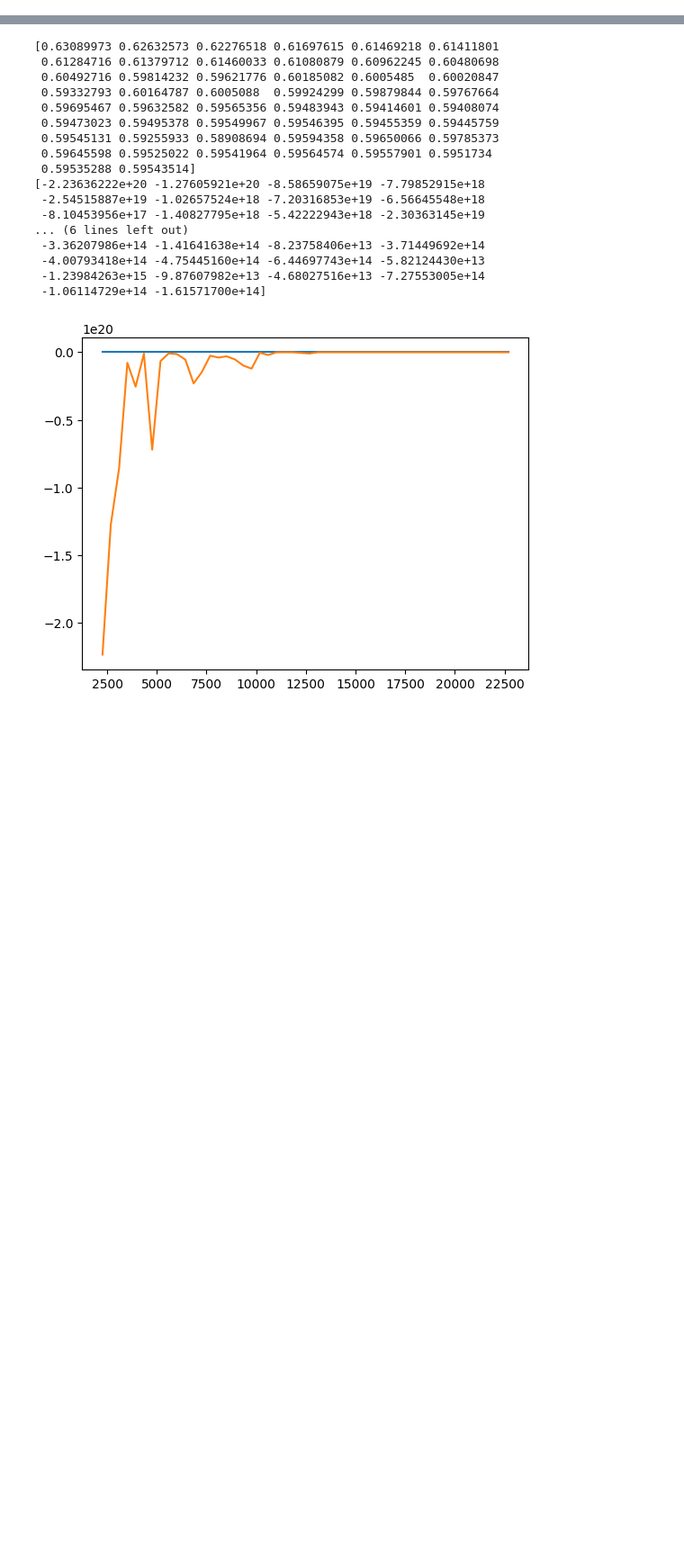
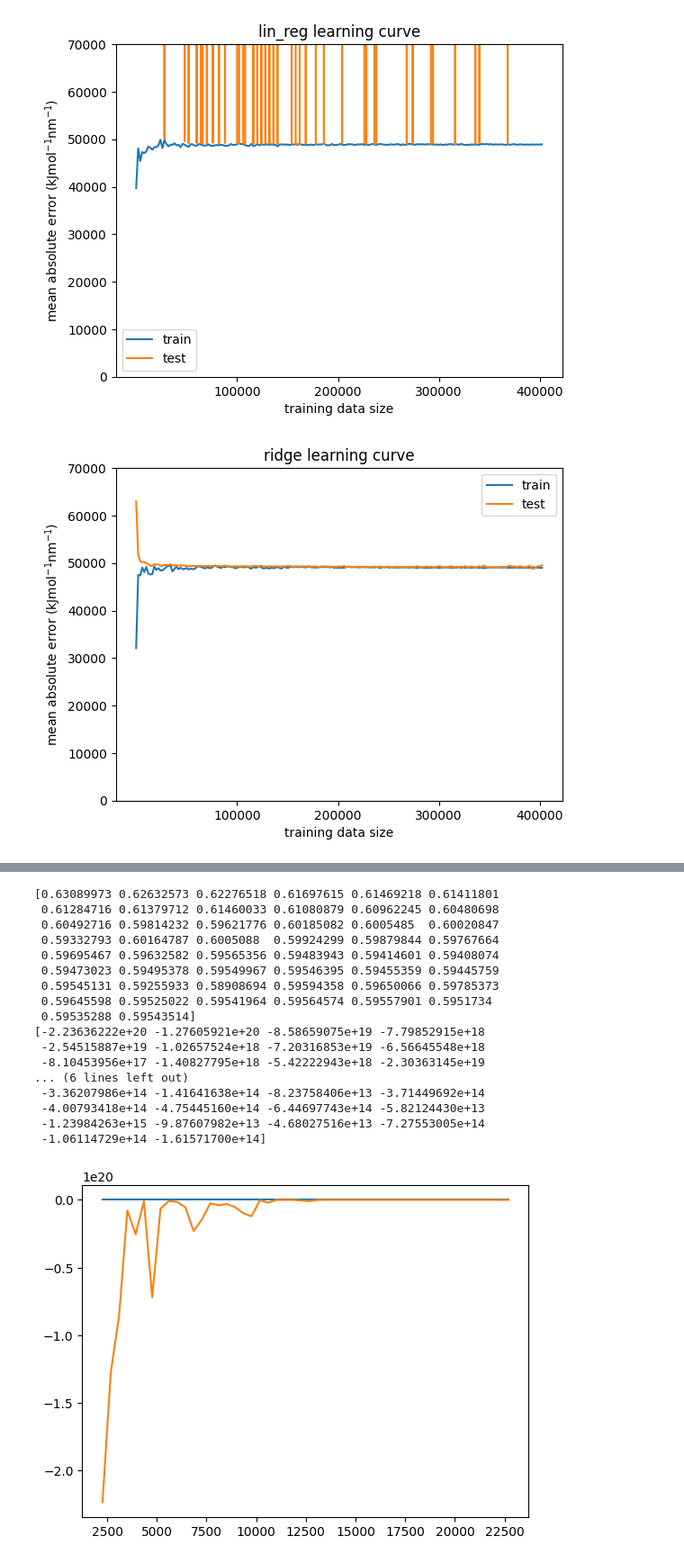
Before and after one commit to OMaraLab/NXMol, a Jupyter notebook: src/model.ipynb, the cells around one changed output, grey strips where cells are left out. Shown at 90% size. Saved outputs shown, nothing was run; the diff lists cells and outputs as text; code cells hidden in the pictures; blank space fills up the shorter version.

```diff
--- a/src/model.ipynb
+++ b/src/model.ipynb
@@ -25,0 +30,28 @@ y = pd.DataFrame(load_Y)
+# %%
+def draw_learning_curve(model_name: str):
+    model = open_pickles(model_name)
+    plot_len = int(len(model['train_sizes'])*0.9)
+    plt.plot(model['train_sizes'][:plot_len], model['train_scores'][:plot_len],label="train")
+    plt.plot(model['train_sizes'][:plot_len], model['test_scores'][:plot_len],label="test")
+    plt.legend(loc="best")
+    plt.title(f"{model_name} learning curve")
+    plt.ylim(0,70000)
+    plt.xlabel("training data size")
+    plt.ylabel("mean absolute error (kJmol$^{-1}$nm$^{-1}$)")
+    plt.xticks([100000,200000,300000,400000])
+    plt.savefig(f"{model_name}.pdf", format="pdf", bbox_inches="tight")
+    plt.show()
+# %%
+draw_learning_curve("lin_reg")
+draw_learning_curve("ridge")
+draw_learning_curve("dt")
+draw_learning_curve("rf")
+draw_learning_curve("XGB")
+draw_learning_curve("cull_lin")
+draw_learning_curve("cull_ridge")
+draw_learning_curve("cull_dt")
+draw_learning_curve("cull_rf")
+draw_learning_curve("cull_XGB")
+# %% [output]
+[figure, added]
+[figure, added]
```
Also changed, not shown: parts of 21 cells of this notebook, 5 other files.
